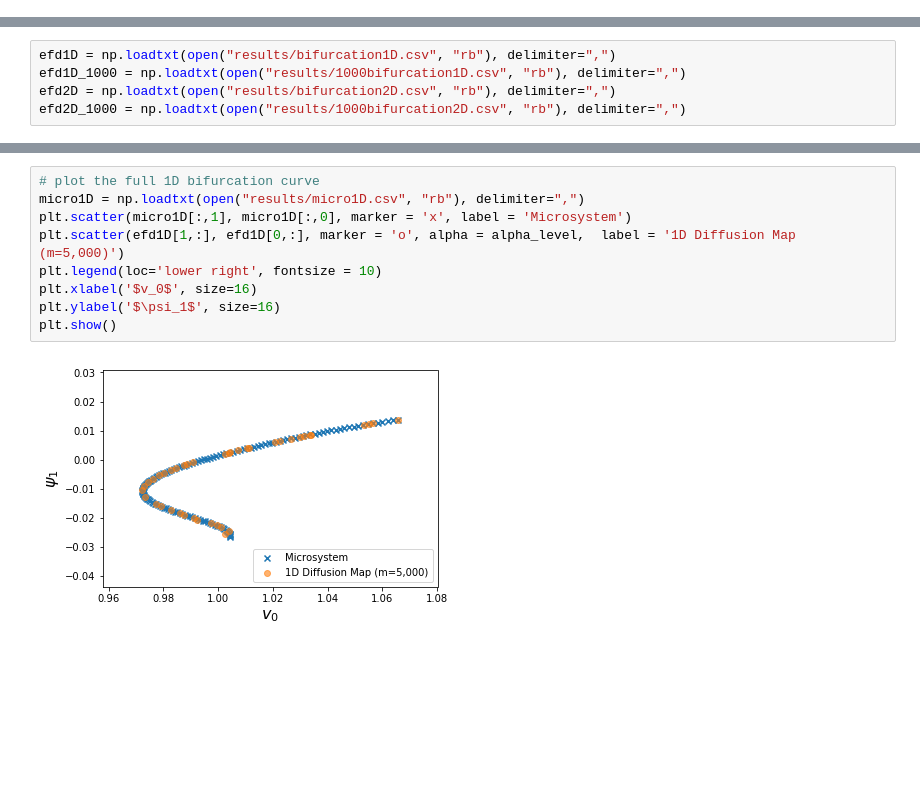
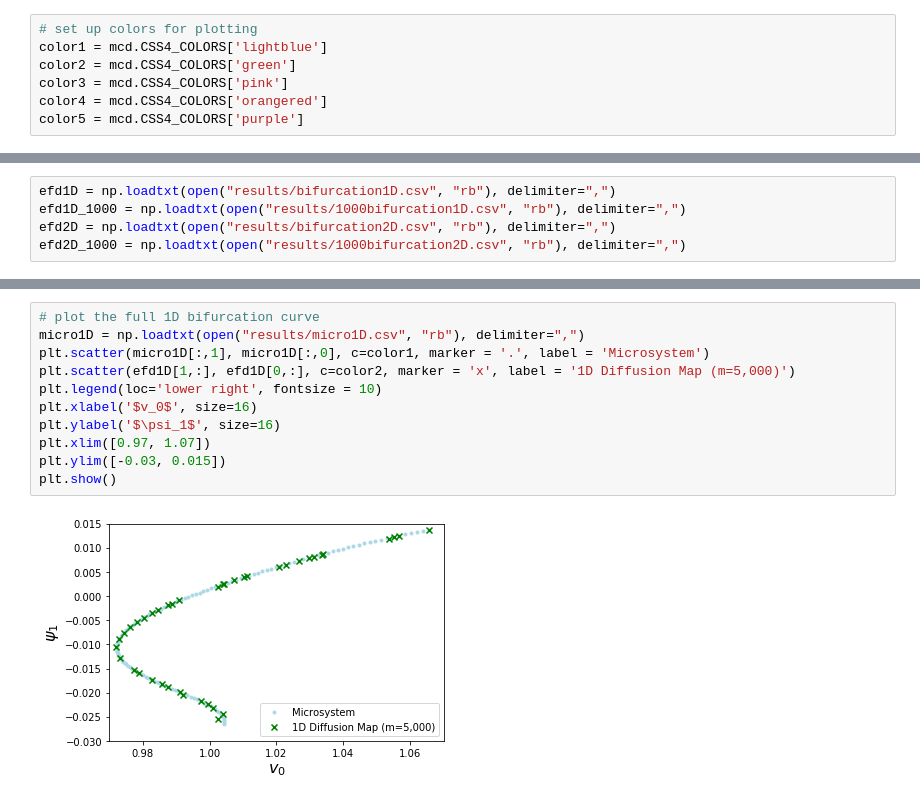
Before and after one commit to sandstede-lab/Equation-free-modeling, a Jupyter notebook: plot_eq_free.ipynb, the cells around one changed output, grey strips where cells are left out. Drawn from its saved outputs; the diff is of its cells as text; blank space fills up the shorter version.

```diff
--- a/plot_eq_free.ipynb
+++ b/plot_eq_free.ipynb
@@ -6,3 +7,10 @@ from mpl_toolkits.mplot3d import Axes3D
+# %%
+# set up colors for plotting
+color1 = mcd.CSS4_COLORS['lightblue']
+color2 = mcd.CSS4_COLORS['green']
+color3 = mcd.CSS4_COLORS['pink']
+color4 = mcd.CSS4_COLORS['orangered']
+color5 = mcd.CSS4_COLORS['purple']
 # %% [markdown]
 ## Plot data in diffusion map
 # %%
@@ -201,14 +209,16 @@ plt.show()
 # %%
 # plot the full 1D bifurcation curve
 micro1D = np.loadtxt(open("results/micro1D.csv", "rb"), delimiter=",")
-plt.scatter(micro1D[:,1], micro1D[:,0], marker = 'x', label = 'Microsystem')
-plt.scatter(efd1D[1,:], efd1D[0,:], marker = 'o', alpha = alpha_level,  label = '1D Diffusion Map (m=5,000)')
+plt.scatter(micro1D[:,1], micro1D[:,0], c=color1, marker = '.', label = 'Microsystem')
+plt.scatter(efd1D[1,:], efd1D[0,:], c=color2, marker = 'x', label = '1D Diffusion Map (m=5,000)')
 plt.legend(loc='lower right', fontsize = 10)
 plt.xlabel('$v_0$', size=16)
 plt.ylabel('$\psi_1$', size=16)
+plt.xlim([0.97, 1.07])
+plt.ylim([-0.03, 0.015])
 plt.show()
 # %% [output]
-[figure, old version]
+[figure, new version]
 # %%
 # plot the full 1D bifurcation curve
 micro1D_reduced = np.loadtxt(open("results/1000micro1D.csv", "rb"), delimiter=",")
```
Also changed, not shown: parts of 16 cells of this notebook.
